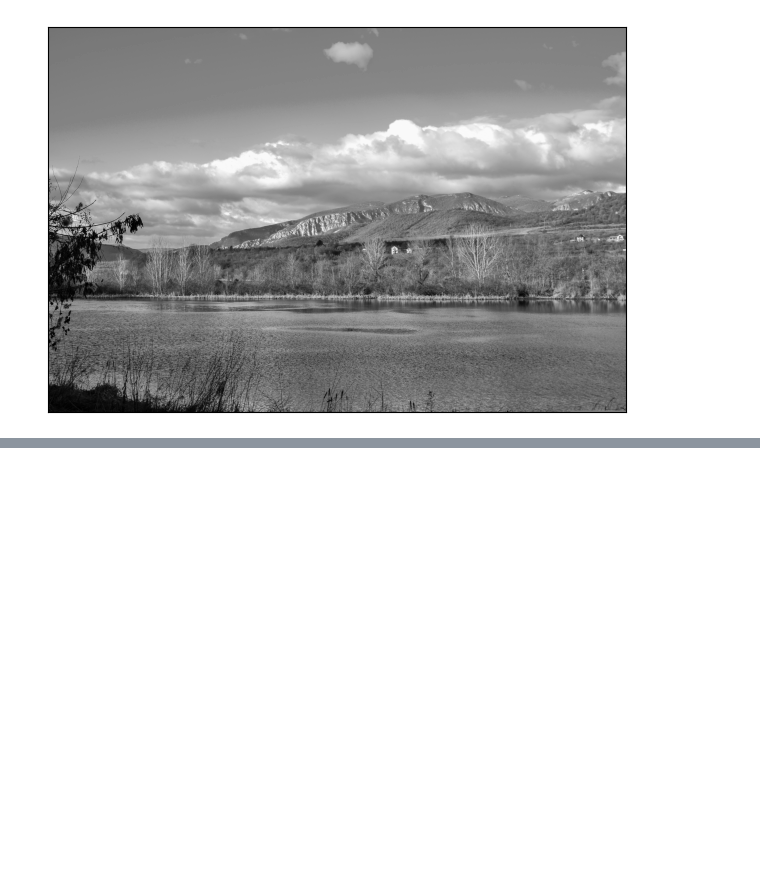
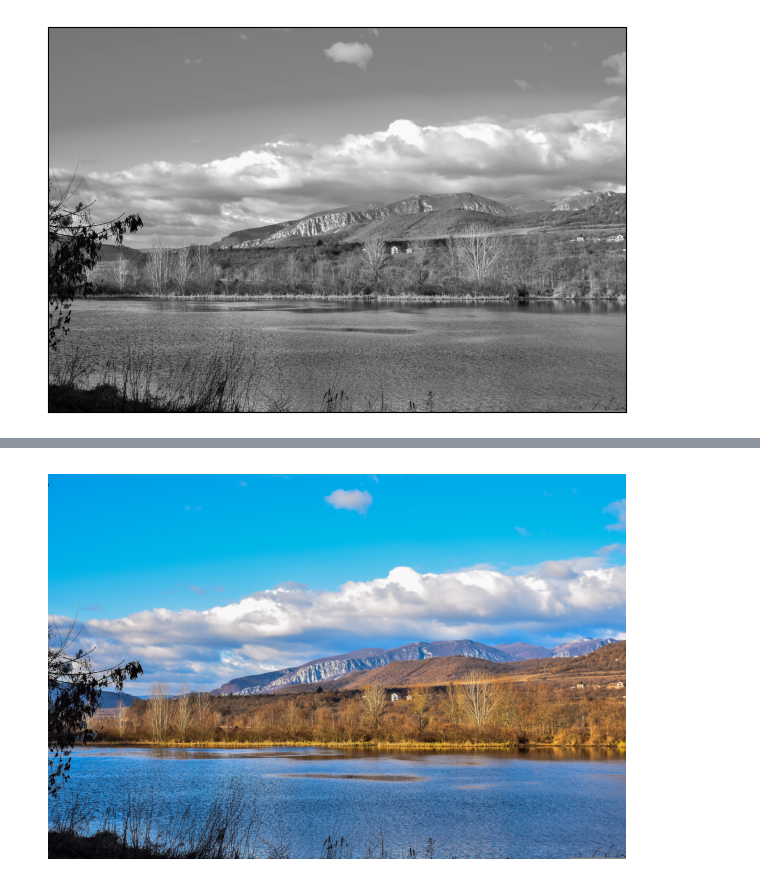
Before and after one commit to dgando-bit/Computer-Vision-Pipeline, a Jupyter notebook: dl/experiments/cv.ipynb, the cells around one changed output, grey strips where cells are left out. Cells and saved outputs as stored; diff of their text form; code cells hidden in the pictures; blank space fills up the shorter version.

```diff
--- a/dl/experiments/cv.ipynb
+++ b/dl/experiments/cv.ipynb
@@ -26,0 +72,8 @@ plt.show();
+# %%
+img_color = cv2.cvtColor(img_color, cv2.COLOR_BGR2RGB)
+plt.figure(figsize = (8,5))
+plt.imshow(img_color)
+plt.axis('off')
+plt.show()
+# %% [output]
+[figure, added]
```
Also changed, not shown: parts of 6 cells of this notebook, 1 other file.
